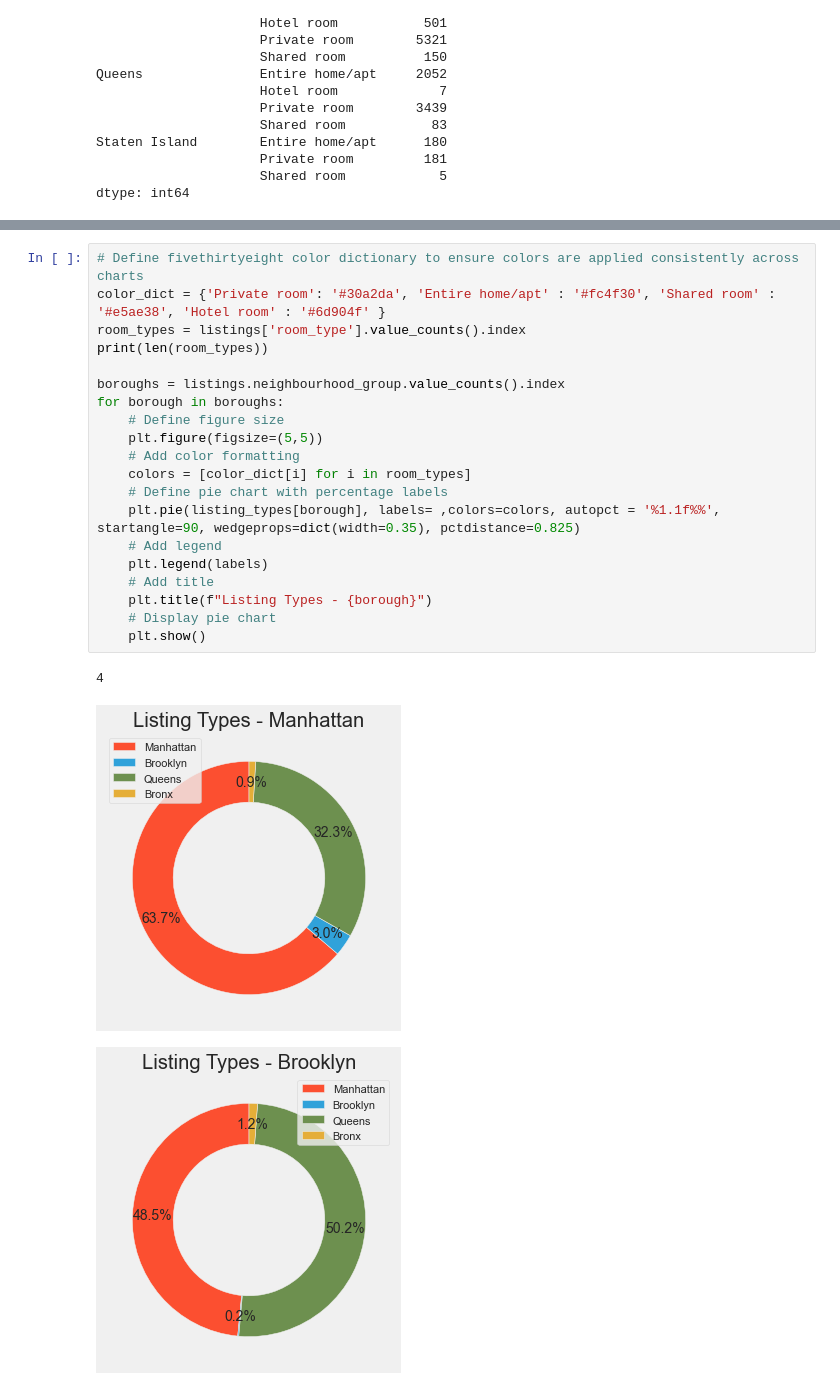
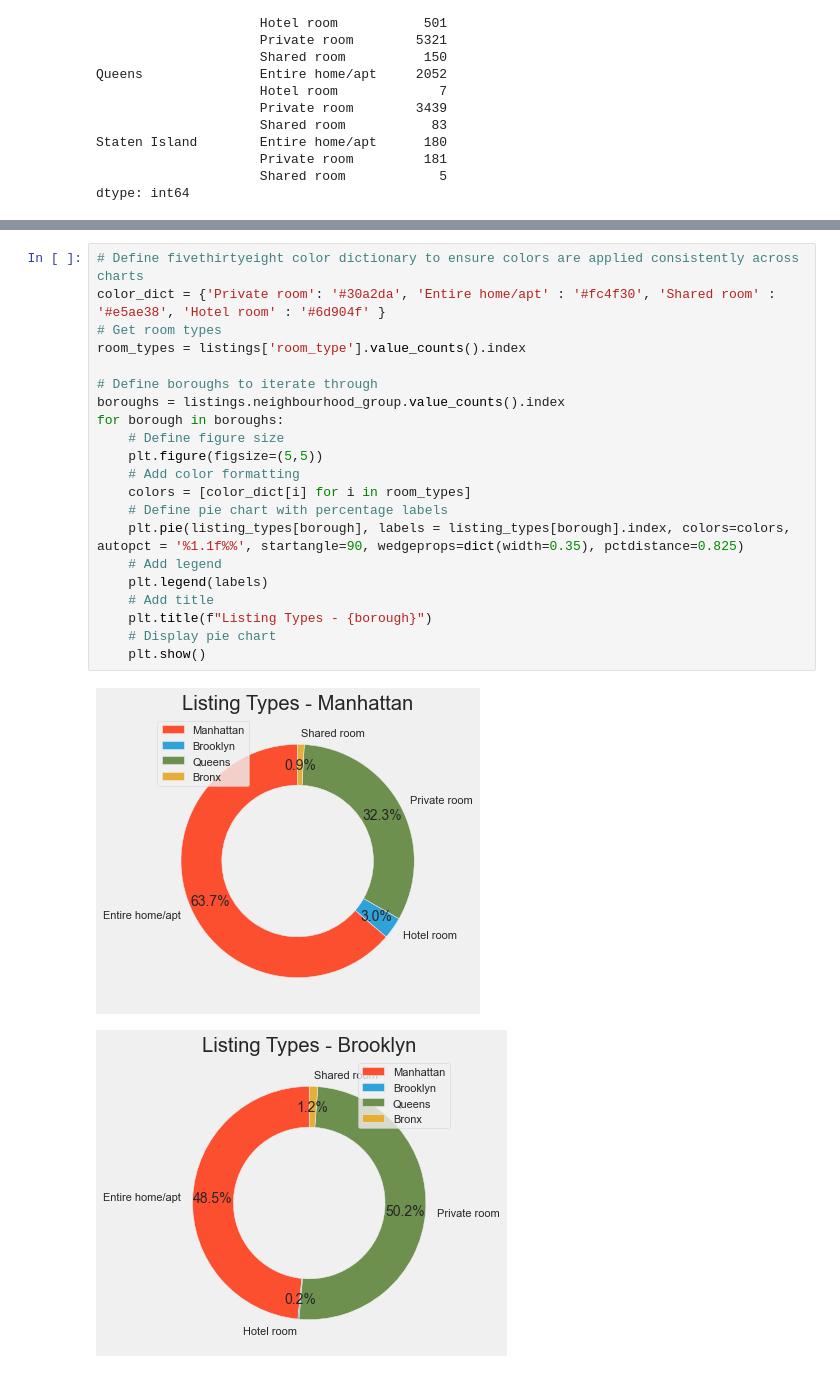
Before and after one commit to admacpherson/NYC-Airbnb-Data-Exploration, a Jupyter notebook: Airbnb NYC.ipynb, the cells around one changed output, grey strips where cells are left out. Cells and saved outputs as stored; diff of their text form.

Commit message:
Add labels

```diff
--- a/Airbnb NYC.ipynb
+++ b/Airbnb NYC.ipynb
@@ -290,24 +287,24 @@ Index(['Entire home/apt', 'Private room', 'Hotel room', 'Shared room'], dtype='o
 # %%
 # Define fivethirtyeight color dictionary to ensure colors are applied consistently across charts
 color_dict = {'Private room': '#30a2da', 'Entire home/apt' : '#fc4f30', 'Shared room' : '#e5ae38', 'Hotel room' : '#6d904f' }
+# Get room types
 room_types = listings['room_type'].value_counts().index
-print(len(room_types))
 
+# Define boroughs to iterate through
 boroughs = listings.neighbourhood_group.value_counts().index
 for borough in boroughs:
     # Define figure size
     plt.figure(figsize=(5,5))
     # Add color formatting
     colors = [color_dict[i] for i in room_types]
     # Define pie chart with percentage labels
-    plt.pie(listing_types[borough], labels= ,colors=colors, autopct = '%1.1f%%', startangle=90, wedgeprops=dict(width=0.35), pctdistance=0.825)
+    plt.pie(listing_types[borough], labels = listing_types[borough].index, colors=colors, autopct = '%1.1f%%', startangle=90, wedgeprops=dict(width=0.35), pctdistance=0.825)
     # Add legend
     plt.legend(labels)
     # Add title
     plt.title(f"Listing Types - {borough}")
     # Display pie chart
     plt.show()
 # %% [output]
-4
-[figure, old version]
+[figure, new version]
-[figure, old version]
+[figure, new version]
```
Also changed, not shown: parts of 3 cells of this notebook.
